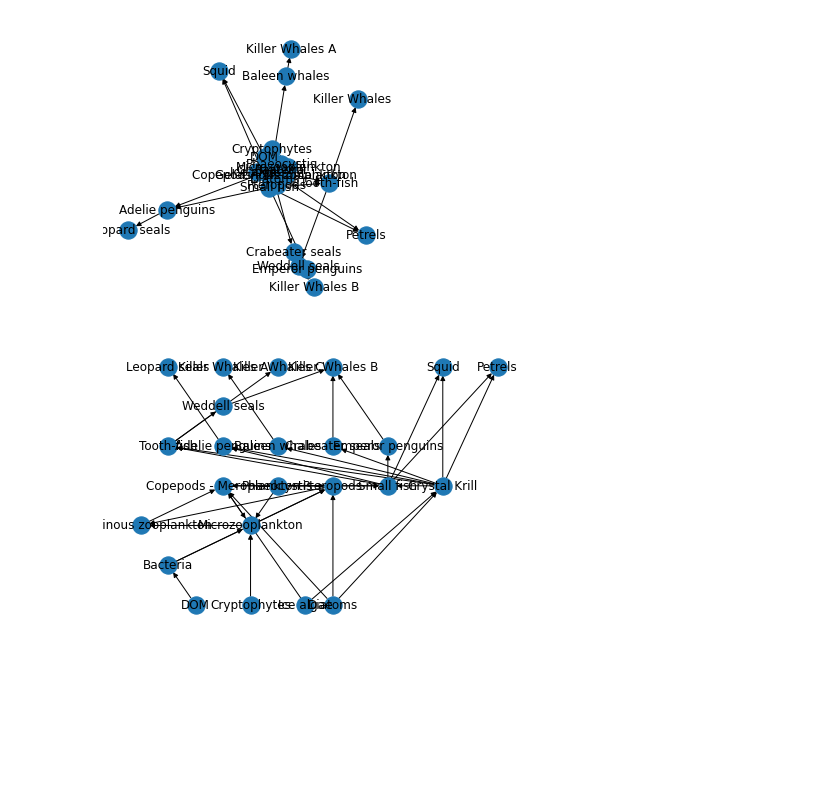
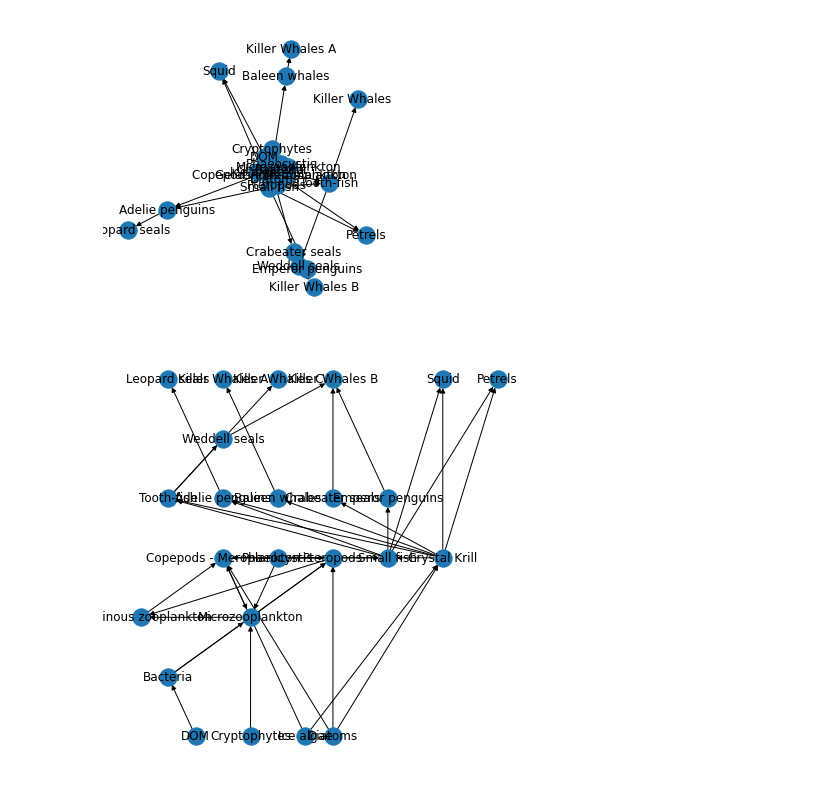
Before and after one commit to philipwlewis/bios30_2021, a Jupyter notebook: week_9/Working with Networks.ipynb, the cells around one changed output. Drawn from its saved outputs; the diff is of its cells as text; code cells hidden in the pictures; blank space fills up the shorter version.

```diff
--- a/week_9/Working with Networks.ipynb
+++ b/week_9/Working with Networks.ipynb
@@ -233,32 +233,35 @@ nx.draw(web_network, pos, with_labels=True)
 # %% [output]
 [figure]
 # %%
+plt.figure(figsize=(6,6))
+
+
 pos={
  'Ice algae': [3,0],
  'Diatoms':[4,0],
  'DOM': [-1,0],
  'Cryptophytes': [1,0],
  'Bacteria': [-2,1],
  'Gelatinous zooplankton': [-3,2],
  'Microzooplankton':[1,2],
  'Copepods - Meroplankton':[0,3],
  'Adelie penguins':[0,4],
  'Baleen whales':[2,4],
  'Crabeater seals':[4,4],
  'Crystal Krill':[8,3],
  'Phaeocystis':[2,3],
  'Pteropods':[4,3],
  'Small fish':[6,3],
  'Tooth-fish': [-2,4],
  'Weddell seals':[0,5],
   'Emperor penguins':[6,4],
  'Killer Whales A':[0,6],
  'Killer Whales B':[4,6],
  'Killer Whales C':[2,6],
  'Leopard seals': [-2,6],
  'Petrels': [10,6],
  'Squid':[8,6]
 }
 nx.draw(web_network, pos, with_labels=True)
 # %% [output]
-[figure, old version]
+[figure, new version]
```
